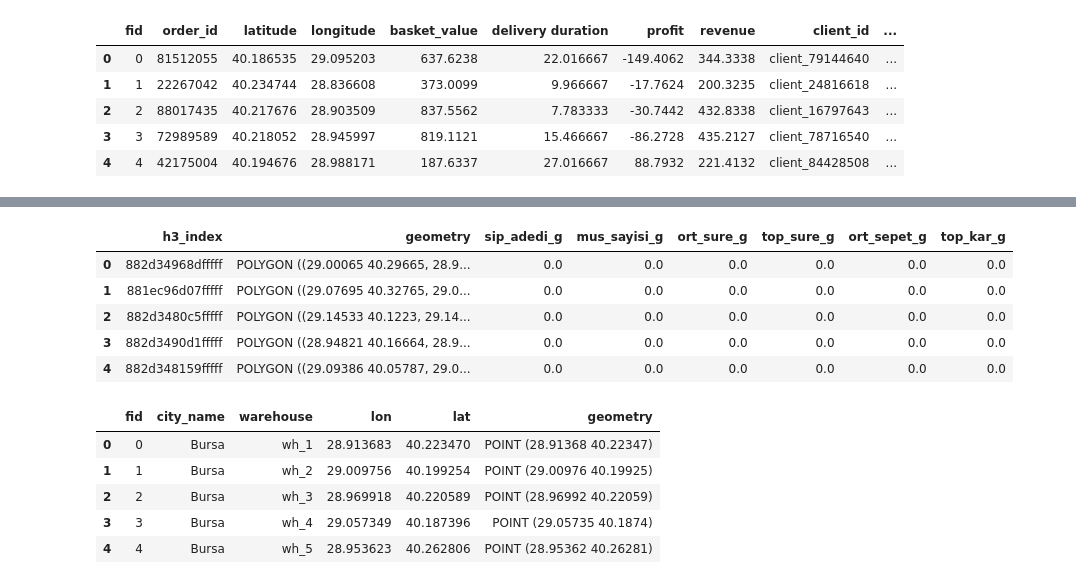
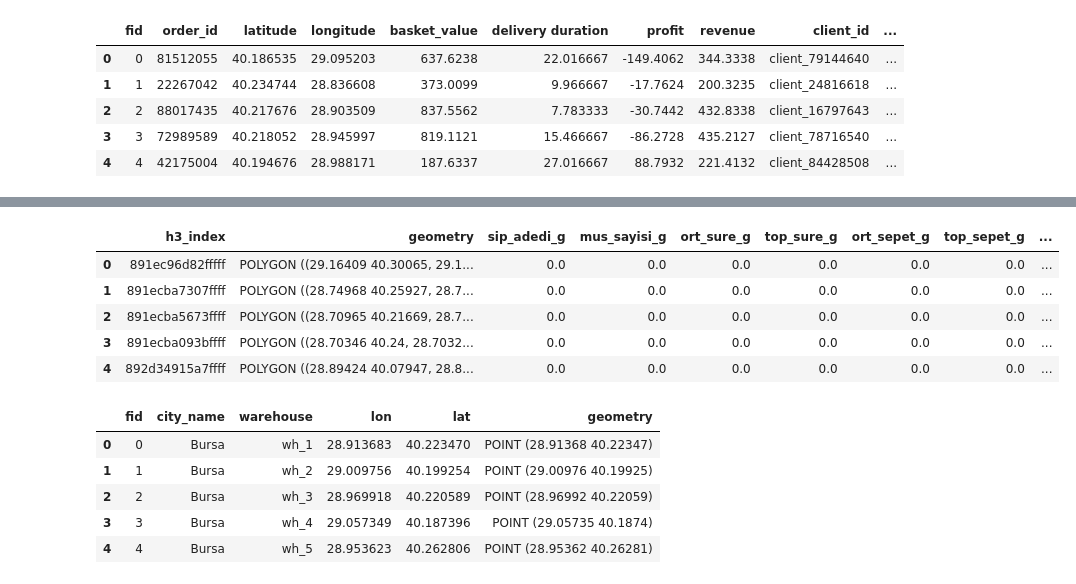
Before and after one commit to kcanerdem/getir_case_study, a Jupyter notebook: notebooks/10_servis_alanı_tasarımı.ipynb, the cells around one changed output, grey strips where cells are left out. Cells and saved outputs as stored; diff of their text form; code cells hidden in the pictures.

```diff
--- a/notebooks/10_servis_alanı_tasarımı.ipynb
+++ b/notebooks/10_servis_alanı_tasarımı.ipynb
@@ -38,7 +38,7 @@ coords = list(ilce_geom.exterior.coords)
 latlngs = [(y, x) for x, y in coords]
 
 
-hex_ids = h3.geo_to_cells(ilce_geom.__geo_interface__, res=8)
+hex_ids = h3.geo_to_cells(ilce_geom.__geo_interface__, res=9)
 
 #ilce geometrilerini 8 çözünürlüklü h3 hücreleriyle dolduralım.
 def h3_to_polygon(hid):
@@ -63,33 +63,35 @@ plt.show()
 # %%
 #h3 hücreleri bazında değerleri hesaplayalım.
 siparis["h3_index"] = siparis.apply(
-    lambda row: h3.latlng_to_cell(row["latitude"], row["longitude"], 8), axis=1
+    lambda row: h3.latlng_to_cell(row["latitude"], row["longitude"], 9), axis=1
 )
 
 h3_stats = siparis.groupby("h3_index").agg(
     sip_adedi_g=("order_id", "count"),
-    mus_sayisi_g=("client_id", "count"),
+    mus_sayisi_g=("client_id", "nunique"),
     ort_sure_g=("delivery duration", "mean"),
     top_sure_g=("delivery duration", "sum"),
     ort_sepet_g=("basket_value", "mean"),
+    top_sepet_g=("basket_value","sum"),
+    top_revenue_g=("revenue", "sum"),
     top_kar_g=("profit", "sum")
 ).reset_index()
 
 
 grid_gdf = grid_gdf.merge(h3_stats, on="h3_index", how="left")
 
 # NaN olan hücrelere 0 ata
-for col in ["sip_adedi_g","mus_sayisi_g","ort_sure_g", "top_sure_g","ort_sepet_g", "top_kar_g"]:
+for col in ["sip_adedi_g","mus_sayisi_g","ort_sure_g", "top_sure_g","ort_sepet_g", "top_kar_g","top_sepet_g","top_revenue_g"]:
     grid_gdf[col] = grid_gdf[col].fillna(0)
 
 grid_gdf.head()
 # %% [output]
-|  | h3_index | geometry | sip_adedi_g | mus_sayisi_g | ort_sure_g | top_sure_g | ort_sepet_g | top_kar_g |
-| 0 | 882d34968dfffff | POLYGON ((29.00065 40.29665, 28.9... | 0.0 | 0.0 | 0.0 | 0.0 | 0.0 | 0.0 |
-| 1 | 881ec96d07fffff | POLYGON ((29.07695 40.32765, 29.0... | 0.0 | 0.0 | 0.0 | 0.0 | 0.0 | 0.0 |
-| 2 | 882d3480c5fffff | POLYGON ((29.14533 40.1223, 29.14... | 0.0 | 0.0 | 0.0 | 0.0 | 0.0 | 0.0 |
-| 3 | 882d3490d1fffff | POLYGON ((28.94821 40.16664, 28.9... | 0.0 | 0.0 | 0.0 | 0.0 | 0.0 | 0.0 |
-| 4 | 882d348159fffff | POLYGON ((29.09386 40.05787, 29.0... | 0.0 | 0.0 | 0.0 | 0.0 | 0.0 | 0.0 |
+|  | h3_index | geometry | sip_adedi_g | mus_sayisi_g | ort_sure_g | top_sure_g | ort_sepet_g | top_sepet_g | ... |
+| 0 | 891ec96d82fffff | POLYGON ((29.16409 40.30065, 29.1... | 0.0 | 0.0 | 0.0 | 0.0 | 0.0 | 0.0 | ... |
+| 1 | 891ecba7307ffff | POLYGON ((28.74968 40.25927, 28.7... | 0.0 | 0.0 | 0.0 | 0.0 | 0.0 | 0.0 | ... |
+| 2 | 891ecba5673ffff | POLYGON ((28.70965 40.21669, 28.7... | 0.0 | 0.0 | 0.0 | 0.0 | 0.0 | 0.0 | ... |
+| 3 | 891ecba093bffff | POLYGON ((28.70346 40.24, 28.7032... | 0.0 | 0.0 | 0.0 | 0.0 | 0.0 | 0.0 | ... |
+| 4 | 892d34915a7ffff | POLYGON ((28.89424 40.07947, 28.8... | 0.0 | 0.0 | 0.0 | 0.0 | 0.0 | 0.0 | ... |
 # %%
 depo_gdf = gpd.read_postgis("SELECT * FROM warehouse;", engine, geom_col="geometry").to_crs(epsg=4326)
 depo_gdf.head()
```
Also changed, not shown: parts of 47 cells of this notebook, 5 other files.
